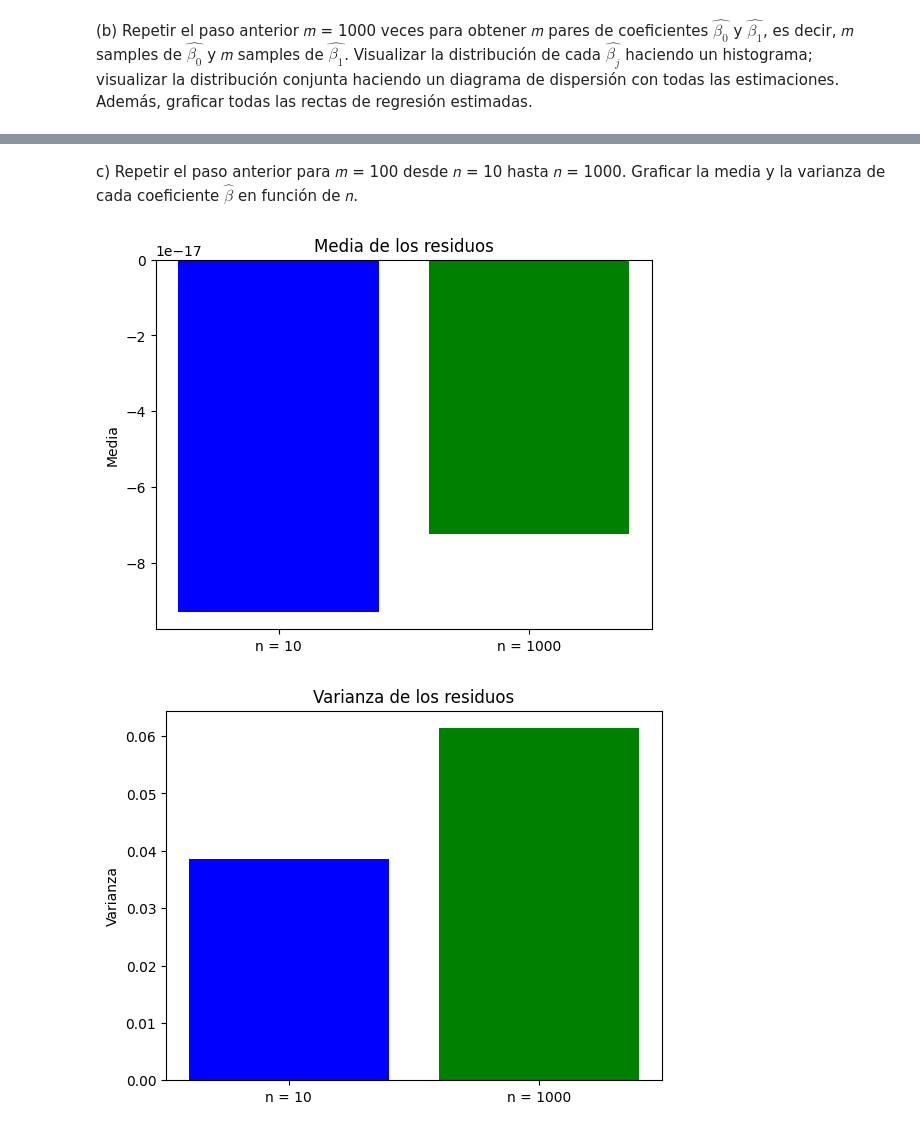
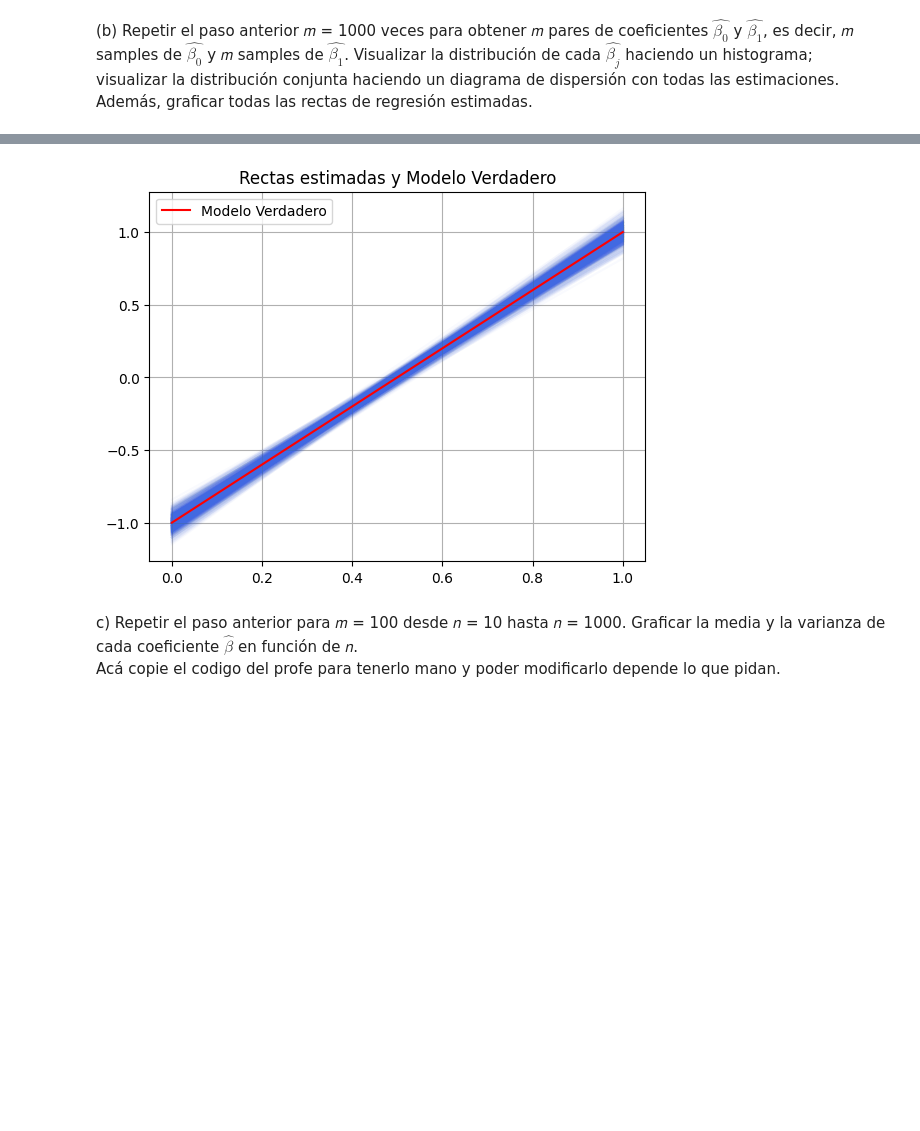
Before and after one commit to solcrespi05/Estadistica1, a Jupyter notebook: Practica regresion/ej_2.ipynb, the cells around one changed output, grey strips where cells are left out. Cells and saved outputs as stored; diff of their text form; code cells hidden in the pictures; blank space fills up the shorter version.

```diff
--- a/Practica regresion/ej_2.ipynb
+++ b/Practica regresion/ej_2.ipynb
@@ -61,45 +82,18 @@ plt.show()
+# %%
+x_vals = np.linspace(0, 1, 100)
+for i in range(1000):
+    plt.plot(x_vals, b0[i] + b1[i] * x_vals, color='royalblue', alpha=0.03)
+
+# Graficar el modelo verdadero
+plt.plot(x_vals, -1 + 2 * x_vals, color='red', label='Modelo Verdadero')
+
+# Personalizar el gráfico
+plt.title('Rectas estimadas y Modelo Verdadero')
+plt.legend()
+plt.grid(True)
+plt.show()
+# %% [output]
+[figure, added]
 # %% [markdown]
 c) Repetir el paso anterior para 𝑚 = 100 desde 𝑛 = 10 hasta 𝑛 = 1000. Graficar la media y la varianza de cada coeficiente $\hat{\beta}$ en función de 𝑛.
+Acá copie el codigo del profe para tenerlo mano y poder modificarlo depende lo que pidan.
-# %%
-#n = 10
-muestras_x_10 = np.random.uniform(0,1,10)
-muestras_z_10 = np.random.normal(0,0.25,10)
-
-muestras_y_10 = 2*muestras_x_10 - 1 + muestras_z_10
-
-b1_10 = np.sum((muestras_x_10 - np.mean(muestras_x_10))*(muestras_y_10 - np.mean(muestras_y_10)))/np.sum((muestras_x_10 - np.mean(muestras_x_10))**2)
-b0_10 = np.mean(muestras_y_10) - b1_10 * np.mean(muestras_x_10)
-
-residuales_10 = muestras_y_10 - (muestras_x_10 *b1_10 + b0_10)
-
-media_residuos_10 = np.mean(residuales_10)
-varianza_residuales_10 = np.var(residuales_10)
-
-#n = 1000
-muestras_x_1000 = np.random.uniform(0,1,1000)
-muestras_z_1000 = np.random.normal(0,0.25,1000)
-
-muestras_y_1000 = 2*muestras_x_1000 - 1 + muestras_z_1000
-
-b1_1000 = np.sum((muestras_x_1000 - np.mean(muestras_x_1000))*(muestras_y_1000 - np.mean(muestras_y_1000)))/np.sum((muestras_x_1000 - np.mean(muestras_x_1000))**2)
-b0_1000 = np.mean(muestras_y_1000) - b1_1000 * np.mean(muestras_x_1000)
-
-residuales_1000 = muestras_y_1000 - (muestras_x_1000 *b1_1000 + b0_1000)
-
-media_residuos_1000 = np.mean(residuales_1000)
-varianza_residuales_1000 = np.var(residuales_1000)
-
-# Graficar la media de los residuos para n = 10 y n = 1000
-plt.bar(['n = 10', 'n = 1000'], [media_residuos_10, media_residuos_1000], color=['blue', 'green'])
-plt.title('Media de los residuos')
-plt.ylabel('Media')
-plt.show()
-
-# Graficar la varianza de los residuos para n = 10 y n = 1000
-plt.bar(['n = 10', 'n = 1000'], [varianza_residuales_10,varianza_residuales_1000], color=['blue', 'green'])
-plt.title('Varianza de los residuos')
-plt.ylabel('Varianza')
-plt.show()
-# %% [output]
-[figure, removed]
-[figure, removed]
```
Also changed, not shown: parts of 6 cells of this notebook, 1 other file.
